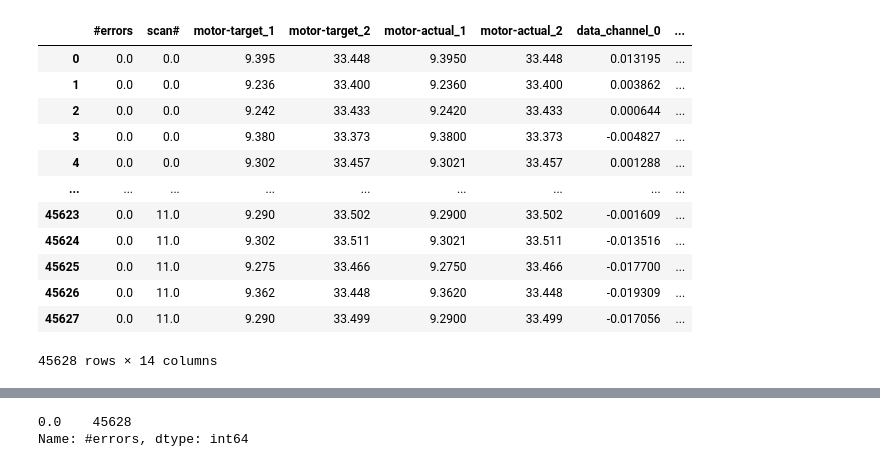
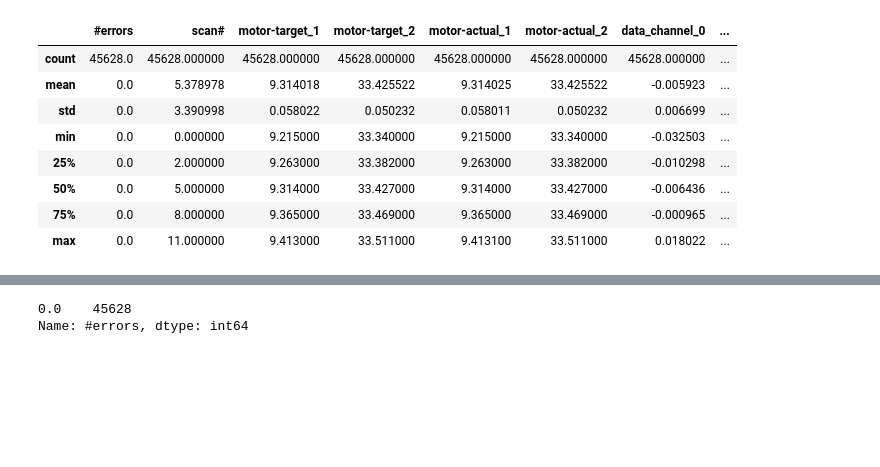
Before and after one commit to griffinbran/Chemical-Physics-Data-Visualization, a Jupyter notebook: code/Data-Cleaning.ipynb, the cells around one changed output, grey strips where cells are left out. Drawn from its saved outputs; the diff is of its cells as text; code cells hidden in the pictures; blank space fills up the shorter version.

```diff
--- a/code/Data-Cleaning.ipynb
+++ b/code/Data-Cleaning.ipynb
@@ -22,18 +22,14 @@ header_names = ['#errors',
 data = pd.read_csv('../data/trial_output05.tsv', delimiter='\t', names = header_names)
 # %%
 # Check that all is copacetic
-data
+data.describe()
 # %% [output]
 |  | #errors | scan# | motor-target_1 | motor-target_2 | motor-actual_1 | motor-actual_2 | data_channel_0 | ... |
-| 0 | 0.0 | 0.0 | 9.395 | 33.448 | 9.3950 | 33.448 | 0.013195 | ... |
-| 1 | 0.0 | 0.0 | 9.236 | 33.400 | 9.2360 | 33.400 | 0.003862 | ... |
-| 2 | 0.0 | 0.0 | 9.242 | 33.433 | 9.2420 | 33.433 | 0.000644 | ... |
-| 3 | 0.0 | 0.0 | 9.380 | 33.373 | 9.3800 | 33.373 | -0.004827 | ... |
-| 4 | 0.0 | 0.0 | 9.302 | 33.457 | 9.3021 | 33.457 | 0.001288 | ... |
-| ... | ... | ... | ... | ... | ... | ... | ... | ... |
-| 45623 | 0.0 | 11.0 | 9.290 | 33.502 | 9.2900 | 33.502 | -0.001609 | ... |
-| 45624 | 0.0 | 11.0 | 9.302 | 33.511 | 9.3021 | 33.511 | -0.013516 | ... |
-| 45625 | 0.0 | 11.0 | 9.275 | 33.466 | 9.2750 | 33.466 | -0.017700 | ... |
-| 45626 | 0.0 | 11.0 | 9.362 | 33.448 | 9.3620 | 33.448 | -0.019309 | ... |
-| 45627 | 0.0 | 11.0 | 9.290 | 33.499 | 9.2900 | 33.499 | -0.017056 | ... |
+| count | 45628.0 | 45628.000000 | 45628.000000 | 45628.000000 | 45628.000000 | 45628.000000 | 45628.000000 | ... |
+| mean | 0.0 | 5.378978 | 9.314018 | 33.425522 | 9.314025 | 33.425522 | -0.005923 | ... |
+| std | 0.0 | 3.390998 | 0.058022 | 0.050232 | 0.058011 | 0.050232 | 0.006699 | ... |
+| min | 0.0 | 0.000000 | 9.215000 | 33.340000 | 9.215000 | 33.340000 | -0.032503 | ... |
+| 25% | 0.0 | 2.000000 | 9.263000 | 33.382000 | 9.263000 | 33.382000 | -0.010298 | ... |
+| 50% | 0.0 | 5.000000 | 9.314000 | 33.427000 | 9.314000 | 33.427000 | -0.006436 | ... |
+| 75% | 0.0 | 8.000000 | 9.365000 | 33.469000 | 9.365000 | 33.469000 | -0.000965 | ... |
+| max | 0.0 | 11.000000 | 9.413000 | 33.511000 | 9.413100 | 33.511000 | 0.018022 | ... |
-45628 rows × 14 columns
```
Also changed, not shown: parts of 22 cells of this notebook.
